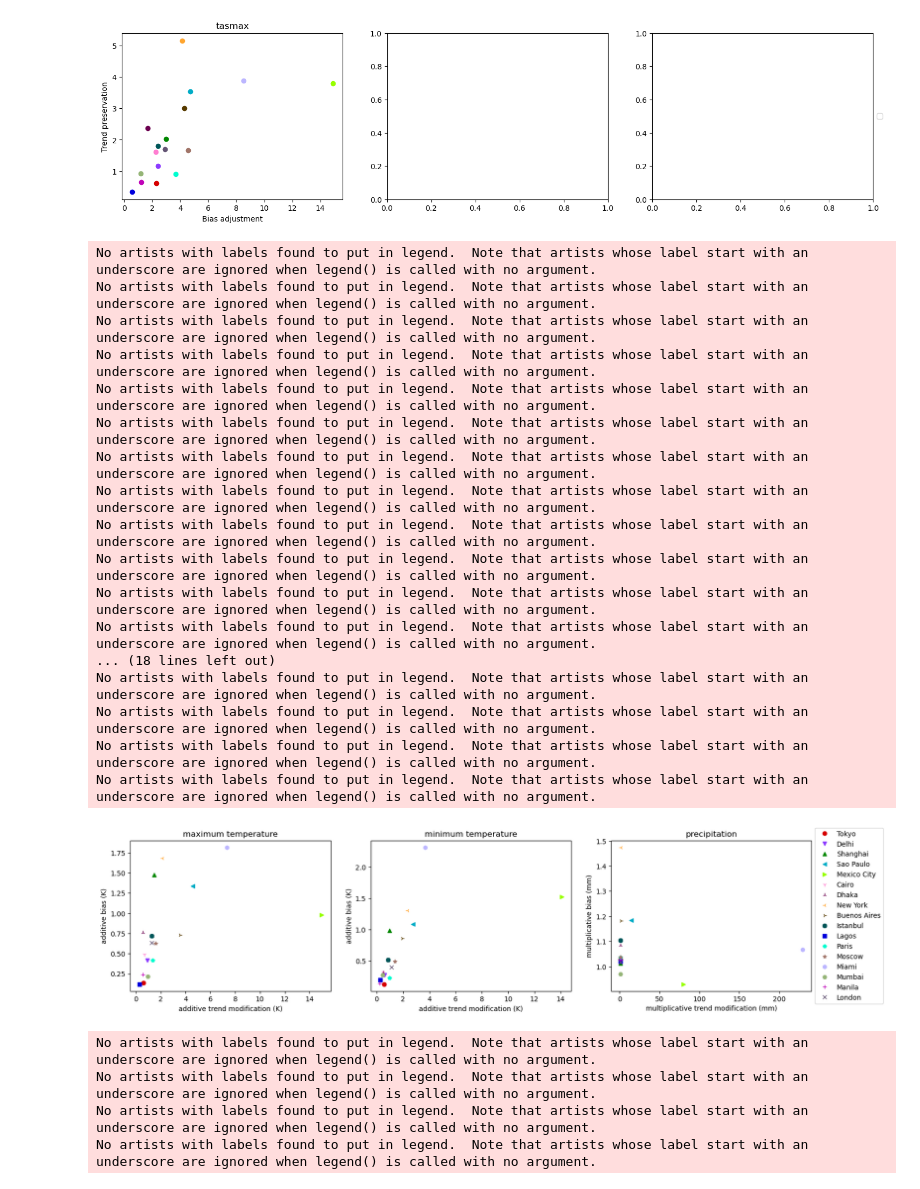
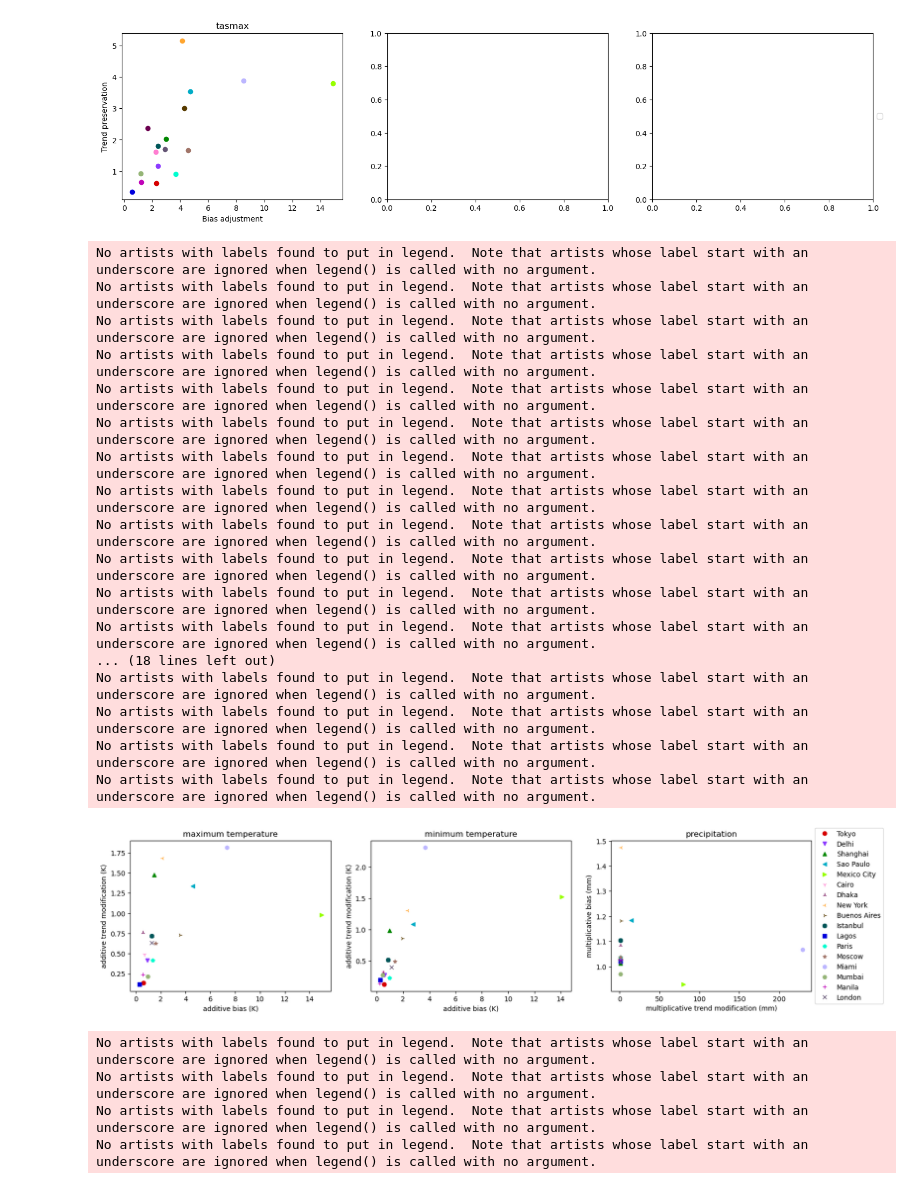
Before and after one commit to ClimateImpactLab/downscaleCMIP6, a Jupyter notebook: notebooks/paper_analysis/error_biasadjustment_trendpreservation_cities.ipynb, the cells around one changed output. Drawn from its saved outputs; the diff is of its cells as text; code cells hidden in the pictures.

Commit message:
Fix swapped labels in Fig 6 plot

```diff
--- a/notebooks/paper_analysis/error_biasadjustment_trendpreservation_cities.ipynb
+++ b/notebooks/paper_analysis/error_biasadjustment_trendpreservation_cities.ipynb
@@ -161,8 +161,8 @@ for i, variable in enumerate(['tasmax', 'tasmin', 'precip']):
 
 
         axes[i].plot(city_absolute_error[city], city_trend_error[city], next(mrkrs), c=next(clrs), label=city)
-        axes[i].set_xlabel('additive trend modification (K)')
-        axes[i].set_ylabel('additive bias (K)')
+        axes[i].set_ylabel('additive trend modification (K)')
+        axes[i].set_xlabel('additive bias (K)')
         # axes[i].set_ylim([0, 2.5])
         # axes[i].set_aspect(aspect="equal", share=True)
 
@@ -170,34 +170,34 @@ for i, variable in enumerate(['tasmax', 'tasmin', 'precip']):
         if variable == 'precip':
             title_variable = 'precipitation'
             axes[i].set_xlabel('multiplicative trend modification (mm)')
             axes[i].set_ylabel('multiplicative bias (mm)')
         elif variable == 'tasmax':
             title_variable = 'maximum temperature'
         else:
             title_variable = 'minimum temperature'
         axes[i].set_title(title_variable)
 
 plt.savefig(os.path.join(plot_dir, 'cities_abs_rel_seasonal_error.png'),
             bbox_inches='tight', dpi=200)
 # %% [output]
 No artists with labels found to put in legend.  Note that artists whose label start with an underscore are ignored when legend() is called with no argument.
 No artists with labels found to put in legend.  Note that artists whose label start with an underscore are ignored when legend() is called with no argument.
 No artists with labels found to put in legend.  Note that artists whose label start with an underscore are ignored when legend() is called with no argument.
 No artists with labels found to put in legend.  Note that artists whose label start with an underscore are ignored when legend() is called with no argument.
 No artists with labels found to put in legend.  Note that artists whose label start with an underscore are ignored when legend() is called with no argument.
 No artists with labels found to put in legend.  Note that artists whose label start with an underscore are ignored when legend() is called with no argument.
 No artists with labels found to put in legend.  Note that artists whose label start with an underscore are ignored when legend() is called with no argument.
 No artists with labels found to put in legend.  Note that artists whose label start with an underscore are ignored when legend() is called with no argument.
 No artists with labels found to put in legend.  Note that artists whose label start with an underscore are ignored when legend() is called with no argument.
 No artists with labels found to put in legend.  Note that artists whose label start with an underscore are ignored when legend() is called with no argument.
 No artists with labels found to put in legend.  Note that artists whose label start with an underscore are ignored when legend() is called with no argument.
 No artists with labels found to put in legend.  Note that artists whose label start with an underscore are ignored when legend() is called with no argument.
 ... (18 lines left out)
 No artists with labels found to put in legend.  Note that artists whose label start with an underscore are ignored when legend() is called with no argument.
 No artists with labels found to put in legend.  Note that artists whose label start with an underscore are ignored when legend() is called with no argument.
 No artists with labels found to put in legend.  Note that artists whose label start with an underscore are ignored when legend() is called with no argument.
 No artists with labels found to put in legend.  Note that artists whose label start with an underscore are ignored when legend() is called with no argument.
-[figure, old version]
+[figure, new version]
 # %%
 fig, axes = plt.subplots(1, 5, figsize=(25, 4))
 
```
